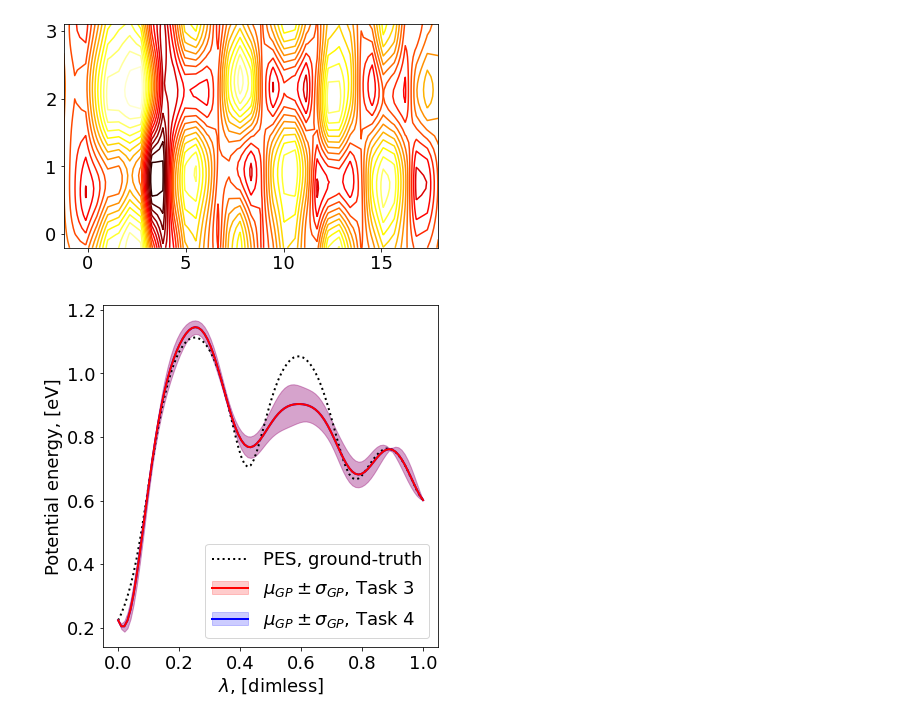
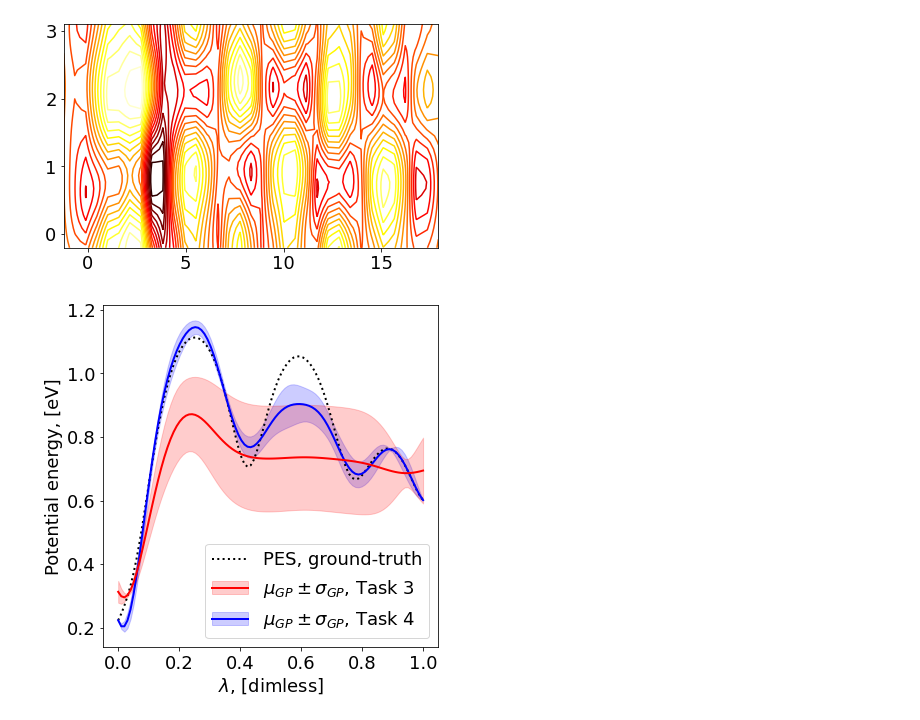
Before and after one commit to elindgren/asam_projects, a Jupyter notebook: project-2b/TIF345_bayesopt_project_2b.ipynb, the cells around one changed output. Saved outputs shown, nothing was run; the diff lists cells and outputs as text; code cells hidden in the pictures.

```diff
--- a/project-2b/TIF345_bayesopt_project_2b.ipynb
+++ b/project-2b/TIF345_bayesopt_project_2b.ipynb
@@ -856,33 +802,33 @@ mu_pes, std_pes  = model.predict(p)
 # EMT path
 E = evaluate_PES(p)
 
 # Task 3 path
 mu_t3, std_t3 = best_model.predict(p)
 
 # Plot
 fig,ax = plt.subplots(figsize = (6,6))
 
 # Ground-truth
 gtruth, = ax.plot(lamb, E, c='k', linewidth=2, linestyle=':')
 
 # General GP
 mean = mu_pes[:,0]
 err = np.sqrt(std_pes[:,0])
 meant4, = ax.plot(lamb, mean, linewidth=2, c='b', label=r'$\mu_{GP}$')
 bandt4 = ax.fill_between(x=lamb, y1=mean+err, y2=mean-err, color='b', alpha=0.2)
 
 # Task 3 GP
 mean_t3 = mu_t3[:,0]
 err_t3 = np.sqrt(std_t3[:,0])
-meant3, = ax.plot(lamb, mean, linewidth=2, c='r', label=r'$\mu_{GP}$')
-bandt3 = ax.fill_between(x=lamb, y1=mean+err, y2=mean-err, color='r', alpha=0.2)
+meant3, = ax.plot(lamb, mean_t3, linewidth=2, c='r', label=r'$\mu_{GP}$')
+bandt3 = ax.fill_between(x=lamb, y1=mean_t3+err_t3, y2=mean_t3-err_t3, color='r', alpha=0.2)
 
 
 ax.set_xlabel(r'$\lambda$, [dimless]')
 ax.set_ylabel(r'Potential energy, [eV]')
 plt.tight_layout()
 ax.legend([gtruth, (meant3, bandt3), (meant4, bandt4)], ['PES, ground-truth', r'$\mu_{GP} \pm \sigma_{GP}$, Task 3', r'$\mu_{GP} \pm \sigma_{GP}$, Task 4'],loc='best')
 
 plt.savefig('figures/task4_path.png')
 # %% [output]
-[figure, old version]
+[figure, new version]
```
Also changed, not shown: parts of 5 cells of this notebook, 1 other file.
